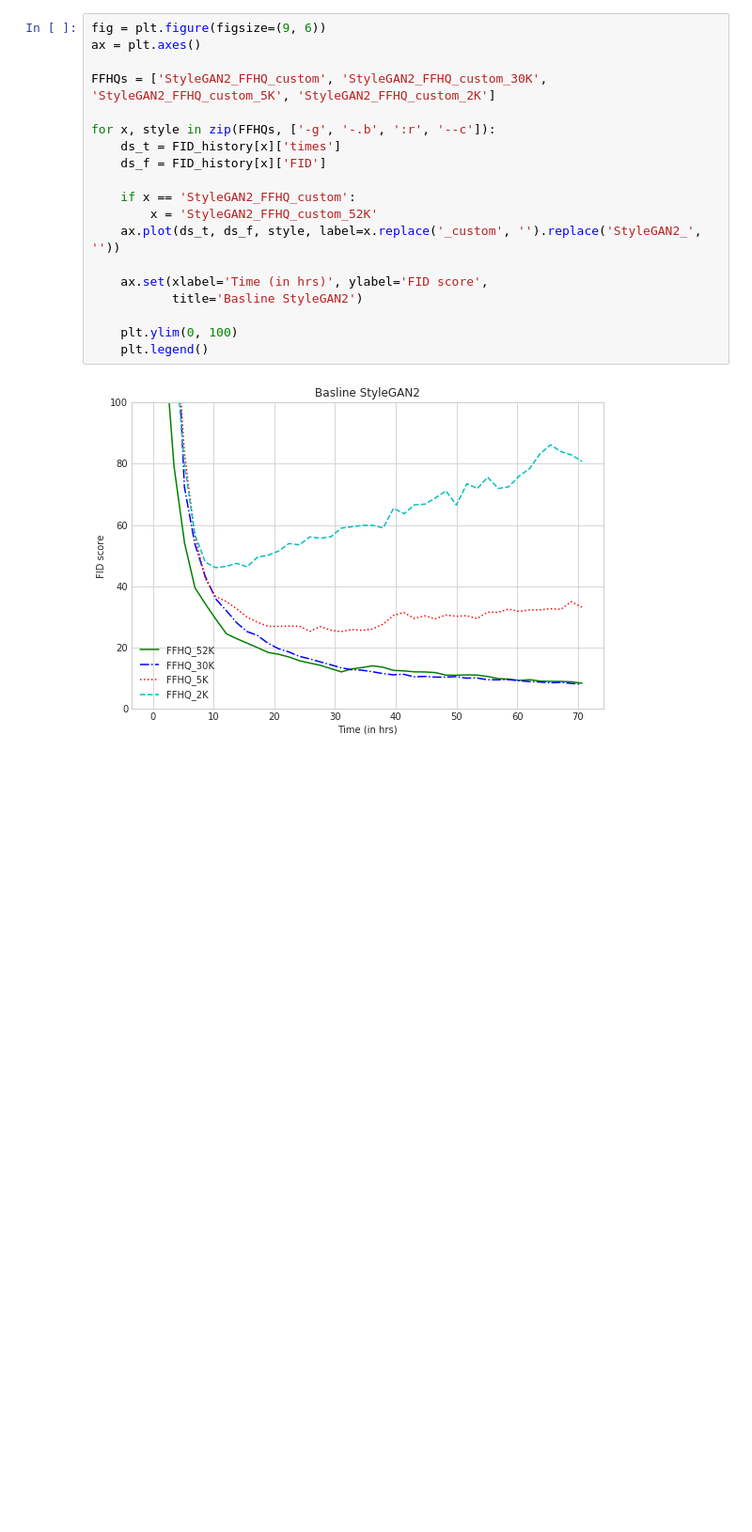
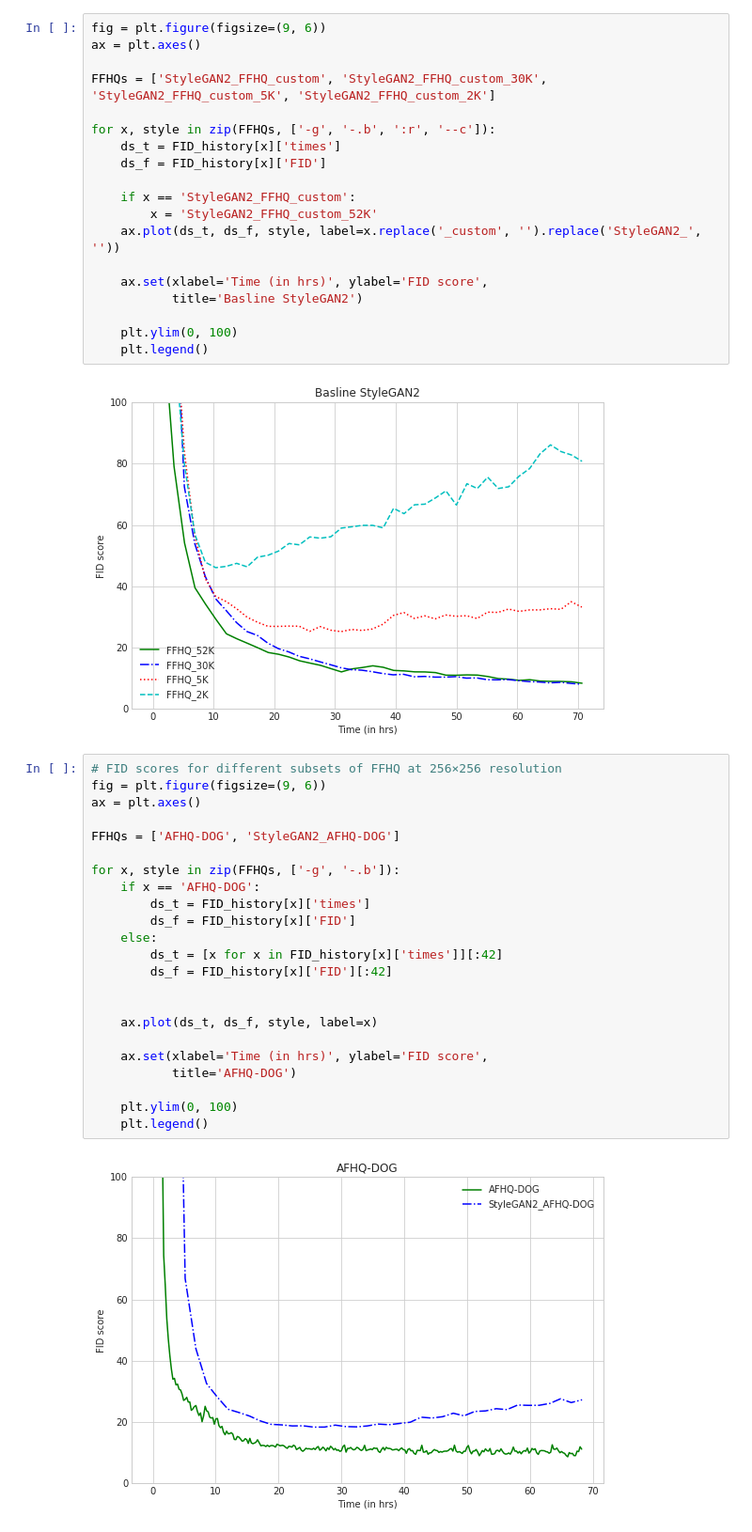
Before and after one commit to Deep-FAMS/StyleGAN2-ada-Reproducibility, a Jupyter notebook: notebooks/plot_FID_history.ipynb, the cells around one changed output. Shown at 94% size. Drawn from its saved outputs; the diff is of its cells as text; blank space fills up the shorter version.

```diff
--- a/notebooks/plot_FID_history.ipynb
+++ b/notebooks/plot_FID_history.ipynb
@@ -239,3 +242,28 @@ for x, style in zip(FFHQs, ['-g', '-.b', ':r', '--c']):
     plt.legend()
 # %% [output]
 [figure]
+# %%
+# FID scores for different subsets of FFHQ at 256×256 resolution
+fig = plt.figure(figsize=(9, 6))
+ax = plt.axes()
+
+FFHQs = ['AFHQ-DOG', 'StyleGAN2_AFHQ-DOG']
+
+for x, style in zip(FFHQs, ['-g', '-.b']):
+    if x == 'AFHQ-DOG':
+        ds_t = FID_history[x]['times']
+        ds_f = FID_history[x]['FID']
+    else:
+        ds_t = [x for x in FID_history[x]['times']][:42]
+        ds_f = FID_history[x]['FID'][:42]
+
+
+    ax.plot(ds_t, ds_f, style, label=x)
+
+    ax.set(xlabel='Time (in hrs)', ylabel='FID score',
+           title='AFHQ-DOG')
+
+    plt.ylim(0, 100)
+    plt.legend()
+# %% [output]
+[figure, added]
```
Also changed, not shown: parts of 1 cell of this notebook, 3 other files.
